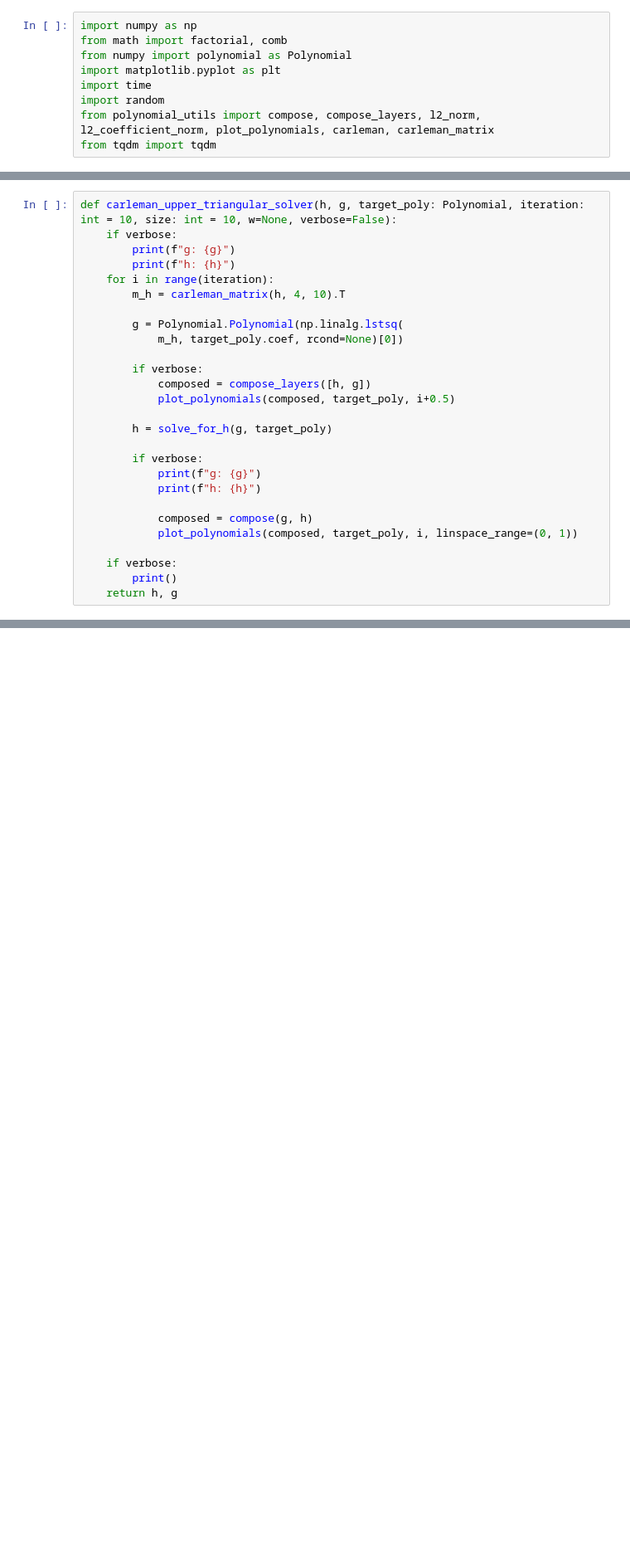
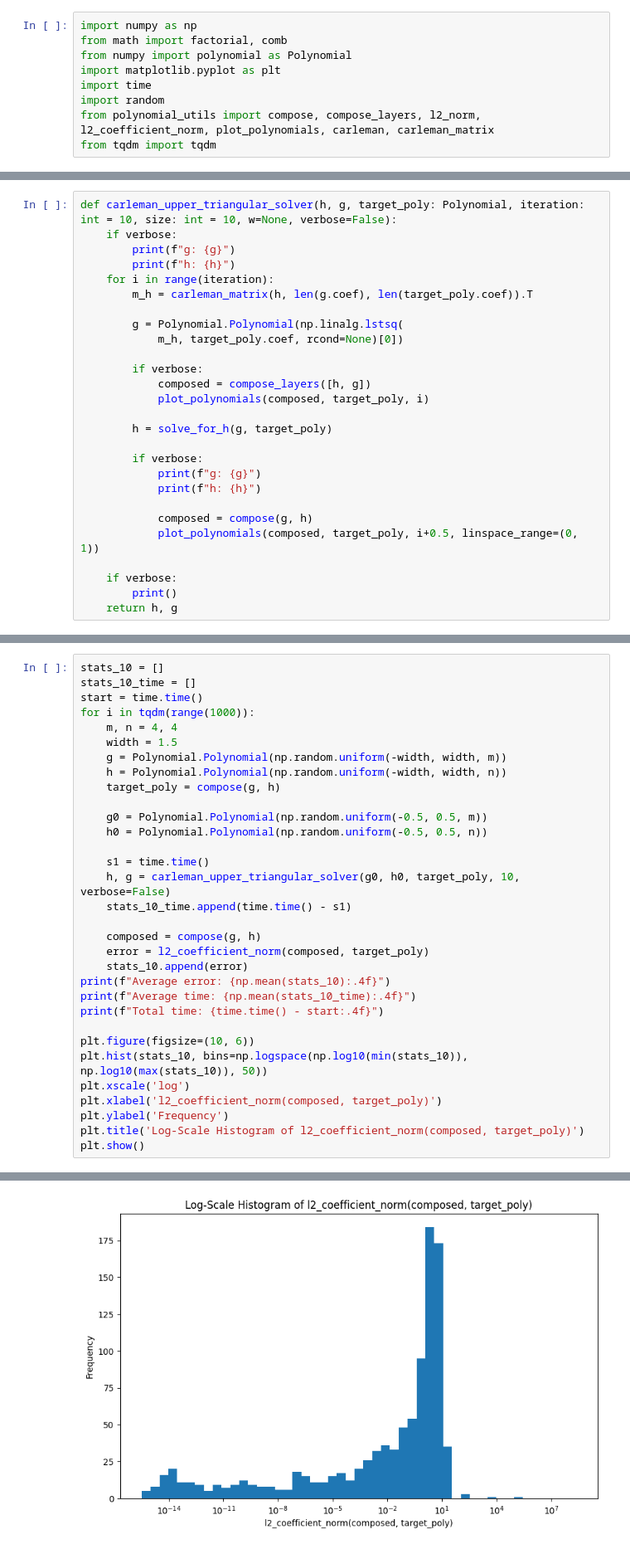
Before and after one commit to Scezaquer/polynomial-composition, a Jupyter notebook: carleman_upper_triangular.ipynb, the cells around one changed output, grey strips where cells are left out. Shown at 83% size. Drawn from its saved outputs; the diff is of its cells as text; blank space fills up the shorter version.

```diff
--- a/carleman_upper_triangular.ipynb
+++ b/carleman_upper_triangular.ipynb
@@ -80,14 +95,14 @@ def carleman_upper_triangular_solver(h, g, target_poly: Polynomial, iteration: i
         print(f"g: {g}")
         print(f"h: {h}")
     for i in range(iteration):
-        m_h = carleman_matrix(h, 4, 10).T
+        m_h = carleman_matrix(h, len(g.coef), len(target_poly.coef)).T
 
         g = Polynomial.Polynomial(np.linalg.lstsq(
             m_h, target_poly.coef, rcond=None)[0])
 
         if verbose:
             composed = compose_layers([h, g])
-            plot_polynomials(composed, target_poly, i+0.5)
+            plot_polynomials(composed, target_poly, i)
 
         h = solve_for_h(g, target_poly)
 
@@ -96,7 +111,7 @@ def carleman_upper_triangular_solver(h, g, target_poly: Polynomial, iteration: i
             print(f"h: {h}")
 
             composed = compose(g, h)
-            plot_polynomials(composed, target_poly, i, linspace_range=(0, 1))
+            plot_polynomials(composed, target_poly, i+0.5, linspace_range=(0, 1))
 
     if verbose:
         print()
@@ -154,0 +172,33 @@ plt.show()
+# %%
+stats_10 = []
+stats_10_time = []
+start = time.time()
+for i in tqdm(range(1000)):
+    m, n = 4, 4
+    width = 1.5
+    g = Polynomial.Polynomial(np.random.uniform(-width, width, m))
+    h = Polynomial.Polynomial(np.random.uniform(-width, width, n))
+    target_poly = compose(g, h)
+
+    g0 = Polynomial.Polynomial(np.random.uniform(-0.5, 0.5, m))
+    h0 = Polynomial.Polynomial(np.random.uniform(-0.5, 0.5, n))
+
+    s1 = time.time()
+    h, g = carleman_upper_triangular_solver(g0, h0, target_poly, 10, verbose=False)
+    stats_10_time.append(time.time() - s1)
+
+    composed = compose(g, h)
+    error = l2_coefficient_norm(composed, target_poly)
+    stats_10.append(error)
+print(f"Average error: {np.mean(stats_10):.4f}")
+print(f"Average time: {np.mean(stats_10_time):.4f}")
+print(f"Total time: {time.time() - start:.4f}")
+
+plt.figure(figsize=(10, 6))
+plt.hist(stats_10, bins=np.logspace(np.log10(min(stats_10)), np.log10(max(stats_10)), 50))
+plt.xscale('log')
+plt.xlabel('l2_coefficient_norm(composed, target_poly)')
+plt.ylabel('Frequency')
+plt.title('Log-Scale Histogram of l2_coefficient_norm(composed, target_poly)')
+plt.show()
+# %% [output]
@@ -154,0 +208 @@ plt.show()
+[figure, added]
```
Also changed, not shown: parts of 10 cells of this notebook, 13 other files.
